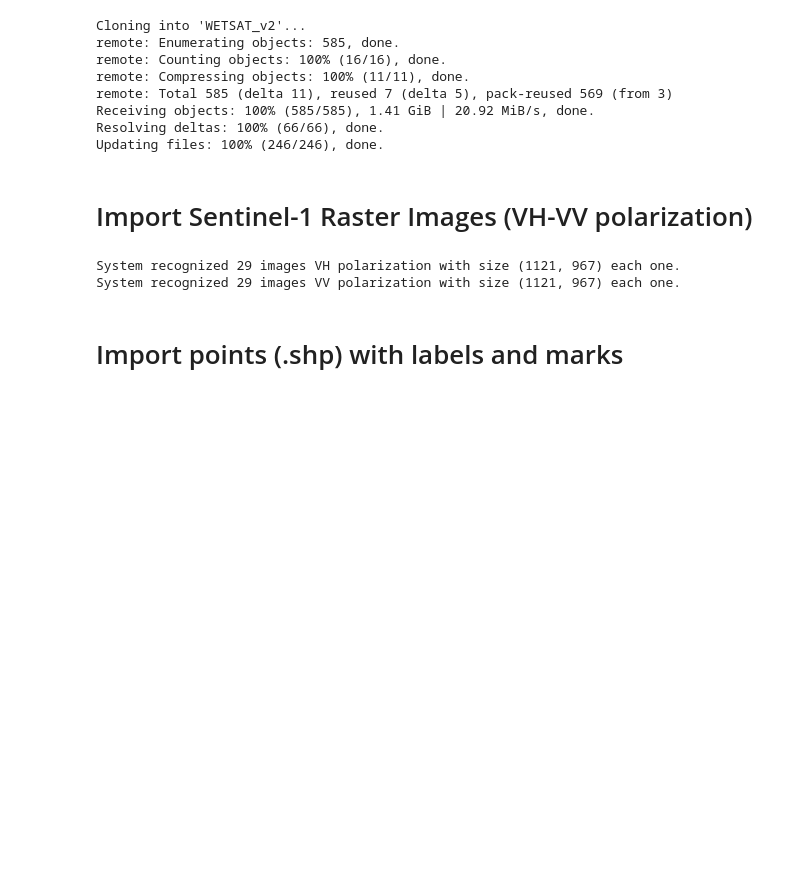
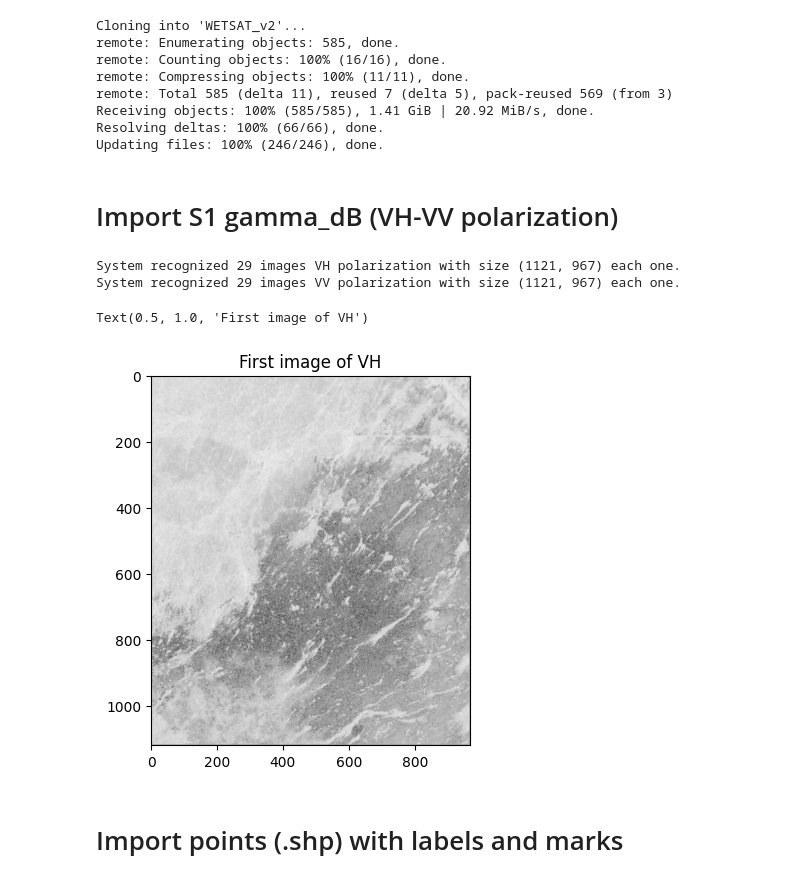
Before and after one commit to CarlosMendez1997Sei/WETSAT_v2, a Jupyter notebook: 2_Modelling_WETSAT_Google_Colab/Wetsat_Geoprocessing.ipynb, the cells around one changed output. Drawn from its saved outputs; the diff is of its cells as text; code cells hidden in the pictures; blank space fills up the shorter version.

```diff
--- a/2_Modelling_WETSAT_Google_Colab/Wetsat_Geoprocessing.ipynb
+++ b/2_Modelling_WETSAT_Google_Colab/Wetsat_Geoprocessing.ipynb
@@ -60,4 +60,4 @@ Receiving objects: 100% (585/585), 1.41 GiB | 20.92 MiB/s, done.
 Resolving deltas: 100% (66/66), done.
 Updating files: 100% (246/246), done.
 # %% [markdown]
-# Import Sentinel-1 Raster Images (VH-VV polarization)
+# Import S1 gamma_dB (VH-VV polarization)
@@ -64,29 +67,37 @@ Updating files: 100% (246/246), done.
 # %%
-vh_path = "/content/WETSAT_v2/0_Original_Files/aoi1/aoi1/gamma_dB/VH_gamma_dB/"
-vv_path = "/content/WETSAT_v2/0_Original_Files/aoi1/aoi1/gamma_dB/VV_gamma_dB/"
+
 
 # Create a function to load images in a folder
 def load_images(folder_path): # Create a request 'folder path' as a directory of data
     images = [] # Create a temporal empty array of images
     for file in sorted(os.listdir(folder_path)): # Call the folfer 'path'
         if file.endswith(".tif"): # Search images ending in .tif
             with rasterio.open(os.path.join(folder_path, file)) as src: # Open the images located in folder path
                 images.append(src.read(1))
     return np.array(images) # Return array of images
 
 # Call function and load images
 vh_images = load_images(vh_path)
 vv_images = load_images(vv_path)
 
 print(f"System recognized {vh_images.shape[0]} images VH polarization with size {vh_images.shape[1:]} each one.")
 print(f"System recognized {vv_images.shape[0]} images VV polarization with size {vv_images.shape[1:]} each one.")
 assert vh_images.shape == vv_images.shape, "The dimensions and size of VH-VV polarizations are equal"
 
 # Combine the VH-VV polarization with the same size and dimensions
 X = np.stack([vh_images, vv_images], axis=-1)  # (n_images)
+
+# Plot first image of VF
+base_image = vh_images[0]
+
+# Mostrar imagen Sentinel-1
+plt.imshow(base_image, cmap='gray')
+plt.title("First image of VH")
 # %% [output]
 System recognized 29 images VH polarization with size (1121, 967) each one.
 System recognized 29 images VV polarization with size (1121, 967) each one.
+Text(0.5, 1.0, 'First image of VH')
+[figure, added]
 # %% [markdown]
 # Import points (.shp) with labels and marks
 # %%
```
Also changed, not shown: parts of 4 cells of this notebook.
